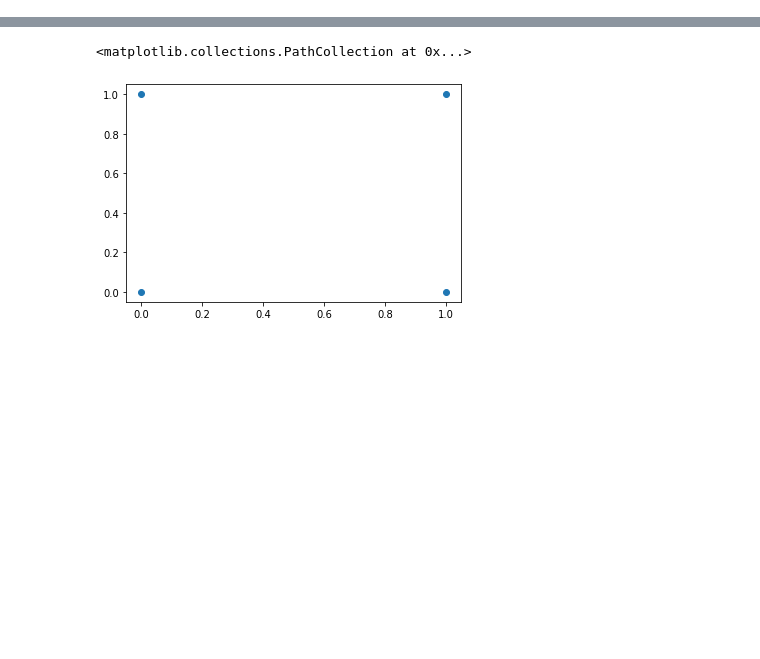
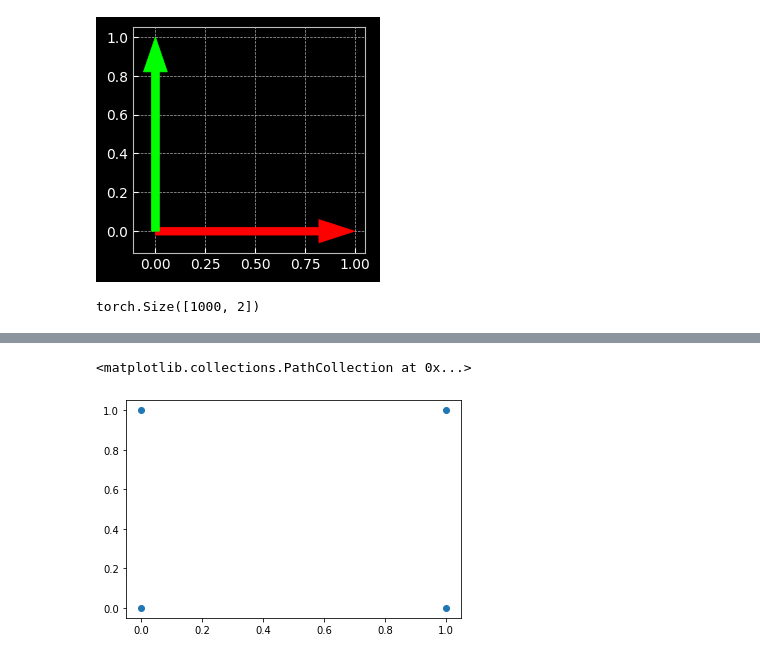
Before and after one commit to Ryanglambert/pytorch-Deep-Learning, a Jupyter notebook: scratch.ipynb, the cells around one changed output, grey strips where cells are left out. Saved outputs shown, nothing was run; the diff lists cells and outputs as text; code cells hidden in the pictures; blank space fills up the shorter version.

```diff
--- a/scratch.ipynb
+++ b/scratch.ipynb
@@ -0,0 +24,8 @@
+# %%
+plot_bases(OI)
+# %% [output]
+[figure, added]
+# %%
+X.shape
+# %% [output]
+torch.Size([1000, 2])
```
Also changed, not shown: parts of 25 cells of this notebook.
